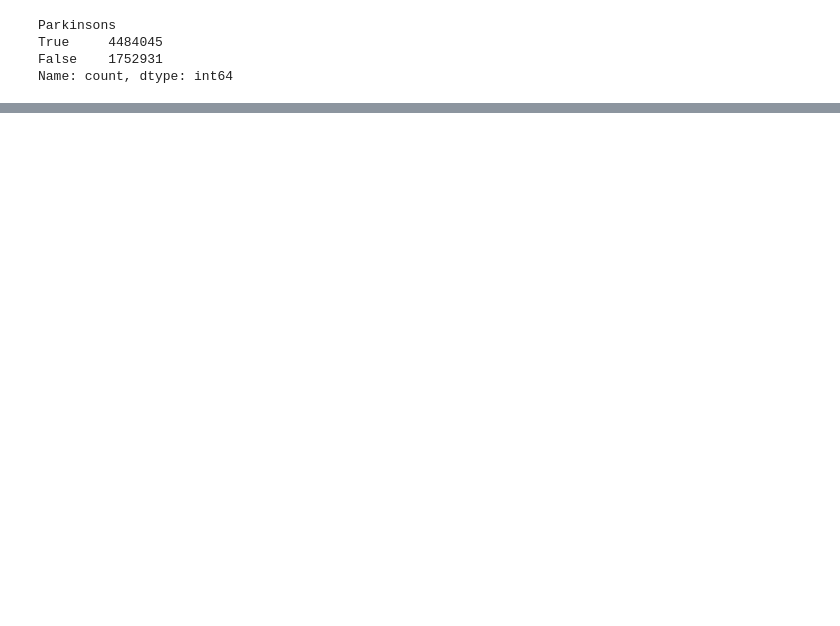
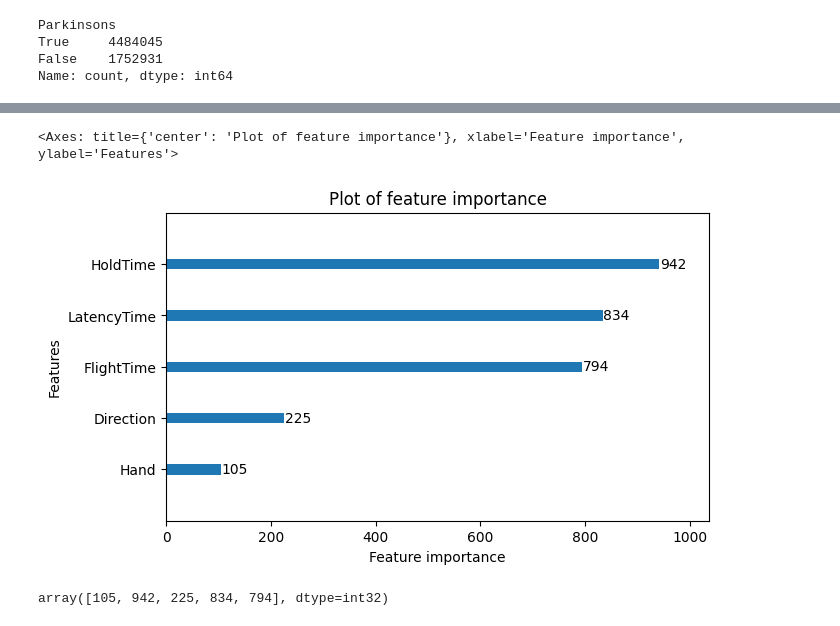
Before and after one commit to idranne/Columbia-DBMI-, a Jupyter notebook: Typing dataset/lightgbm.ipynb, the cells around one changed output, grey strips where cells are left out. Cells and saved outputs as stored; diff of their text form; code cells hidden in the pictures; blank space fills up the shorter version.

```diff
--- a/Typing dataset/lightgbm.ipynb
+++ b/Typing dataset/lightgbm.ipynb
@@ -63,0 +98,9 @@ X_test
+# %%
+#Defining hyperparameters in dict-like form
+
+model_lgbm = lgb.LGBMClassifier(objective= "binary",
+    num_leaves = 30,
+    force_col_wise = True,
+    max_depth = 6,
+    n_estimators= 100,
+    learning_rate = 0.5)
@@ -63,0 +155,10 @@ X_test
+# %%
+#Plotting important features
+lgb.plot_importance(model_lgbm, title="Plot of feature importance", figsize=(7,4), grid=False )
+# %% [output]
+<Axes: title={'center': 'Plot of feature importance'}, xlabel='Feature importance', ylabel='Features'>
+[figure, added]
+# %%
+model_lgbm.feature_importances_
+# %% [output]
+array([105, 942, 225, 834, 794], dtype=int32)
```
Also changed, not shown: parts of 27 cells of this notebook, 6 other files.
